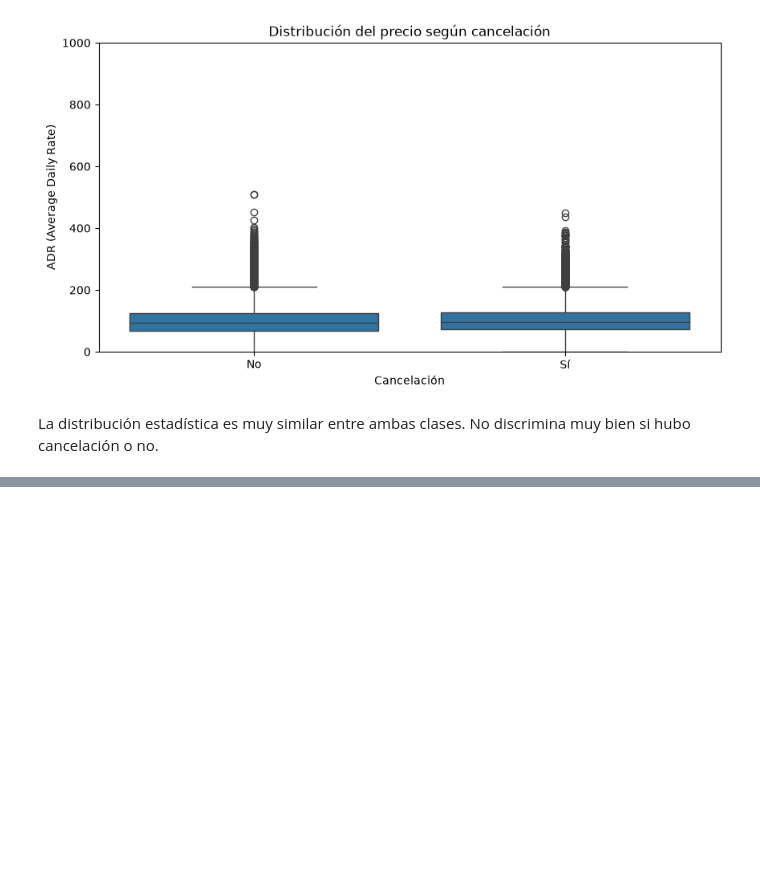
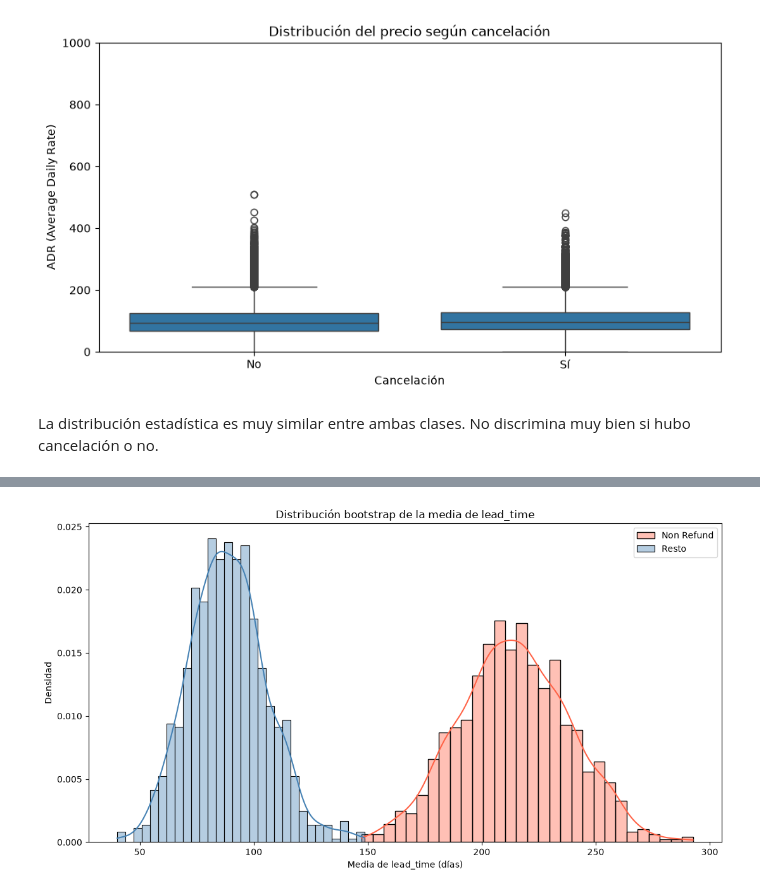
Before and after one commit to victorlopez-ds/entrega-machine-learning-pontia, a Jupyter notebook: notebooks/exploracion/eda_inicial.ipynb, the cells around one changed output, grey strips where cells are left out. Saved outputs shown, nothing was run; the diff lists cells and outputs as text; code cells hidden in the pictures; blank space fills up the shorter version.

```diff
--- a/notebooks/exploracion/eda_inicial.ipynb
+++ b/notebooks/exploracion/eda_inicial.ipynb
@@ -461,0 +559,71 @@ La distribución estadística es muy similar entre ambas clases. No discrimina m
+# %%
+
+import numpy as np
+import seaborn as sns
+import matplotlib.pyplot as plt
+
+# Separar los dos grupos
+non_refund = reservas_df.loc[
+    reservas_df["deposit_type"] == "Non Refund",
+    "lead_time"
+].dropna().to_numpy()
+
+resto = reservas_df.loc[
+    reservas_df["deposit_type"] != "Non Refund",
+    "lead_time"
+].dropna().to_numpy()
+
+
+def bootstrap_means(data, sample_size=30, n_iterations=1000):
+    means = []
+
+    for _ in range(n_iterations):
+        sample = np.random.choice(
+            data,
+            size=sample_size,
+            replace=True
+        )
+
+        means.append(sample.mean())
+
+    return np.array(means)
+
+
+# Simulación Monte Carlo + Bootstrap
+np.random.seed(42)
+
+means_non_refund = bootstrap_means(non_refund)
+means_resto = bootstrap_means(resto)
+
+
+# Representar distribuciones de las medias
+plt.figure(figsize=(11, 6))
+
+sns.histplot(
+    means_non_refund,
+    bins=30,
+    stat="density",
+    kde=True,
+    color="tomato",
+    label="Non Refund",
+    alpha=0.4
+)
+
+sns.histplot(
+    means_resto,
+    bins=30,
+    stat="density",
+    kde=True,
+    color="steelblue",
+    label="Resto",
+    alpha=0.4
+)
+
+plt.title("Distribución bootstrap de la media de lead_time")
+plt.xlabel("Media de lead_time (días)")
+plt.ylabel("Densidad")
+plt.legend()
+plt.tight_layout()
+plt.show()
+# %% [output]
+[figure, added]
```
Also changed, not shown: parts of 31 cells of this notebook.
